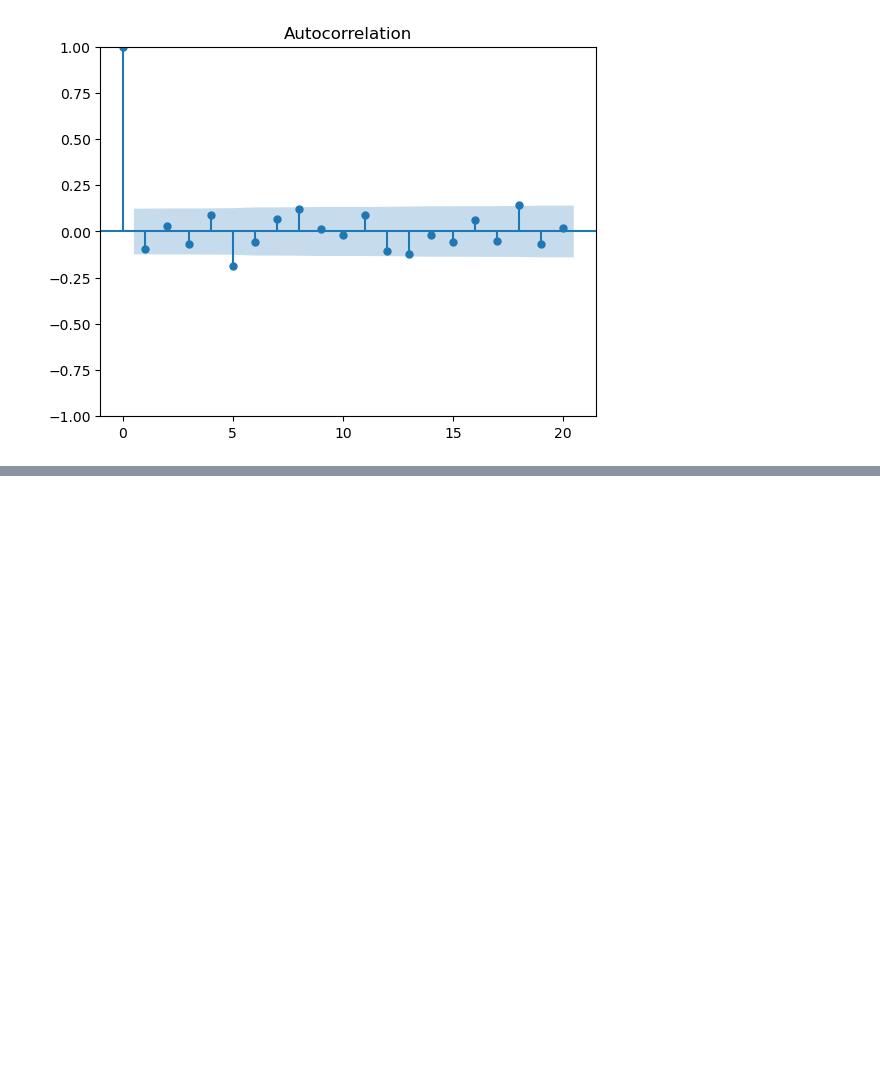
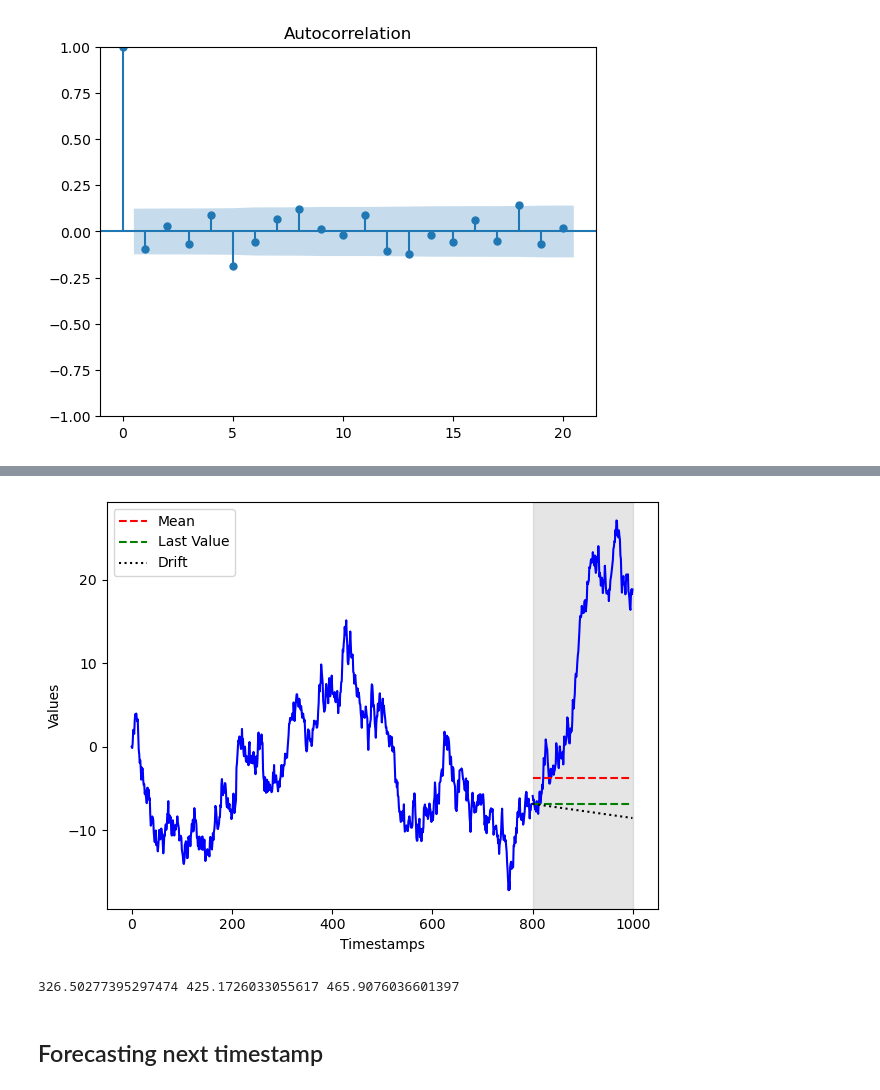
Before and after one commit to Alexa201228/timeseriesPracticeML, a Jupyter notebook: RandomWalk.ipynb, the cells around one changed output, grey strips where cells are left out. Drawn from its saved outputs; the diff is of its cells as text; code cells hidden in the pictures; blank space fills up the shorter version.

Commit message:
Add exercise 1 for random walk forecasting

```diff
--- a/RandomWalk.ipynb
+++ b/RandomWalk.ipynb
@@ -112,0 +120,4 @@ plot_acf(diff_close, lags=20);
+# %%
+mean = np.mean(train_data.value)
+test_data.loc[:, "pred_mean"] = mean
+test_data.head()
@@ -112,0 +136,5 @@ plot_acf(diff_close, lags=20);
+# %%
+last_value = train_data.iloc[-1].value
+test_data.loc[:, "pred_last"] = last_value
+
+test_data.head()
@@ -112,0 +153,7 @@ plot_acf(diff_close, lags=20);
+# %%
+deltaX = 800 - 1
+deltaY = last_value - 0
+
+drift = deltaY / deltaX
+
+drift
@@ -112,0 +162,7 @@ plot_acf(diff_close, lags=20);
+# %%
+x_vals = np.arange(800, 1000, 1)
+
+pred_drift = drift * x_vals
+
+test_data.loc[:, "pred_drift"] = pred_drift
+test_data.head()
@@ -112,0 +181,18 @@ plot_acf(diff_close, lags=20);
+# %%
+fig, ax = plt.subplots()
+
+ax.plot(train_data.value, "b-")
+ax.plot(test_data["value"], "b-")
+ax.plot(test_data["pred_mean"], "r--", label="Mean")
+ax.plot(test_data["pred_last"], "g--", label="Last Value")
+ax.plot(test_data["pred_drift"], "k:", label="Drift")
+
+ax.axvspan(800, 1000, color="#808080", alpha=0.2)
+ax.legend(loc=2)
+
+ax.set_xlabel("Timestamps")
+ax.set_ylabel("Values")
+
+plt.tight_layout()
+# %% [output]
+[figure, added]
@@ -112,0 +205,6 @@ plot_acf(diff_close, lags=20);
+# %%
+print(mse_mean, mse_last_val, mse_drift)
+# %% [output]
+326.50277395297474 425.1726033055617 465.9076036601397
+# %% [markdown]
+## Forecasting next timestamp
```
Also changed, not shown: parts of 27 cells of this notebook.
